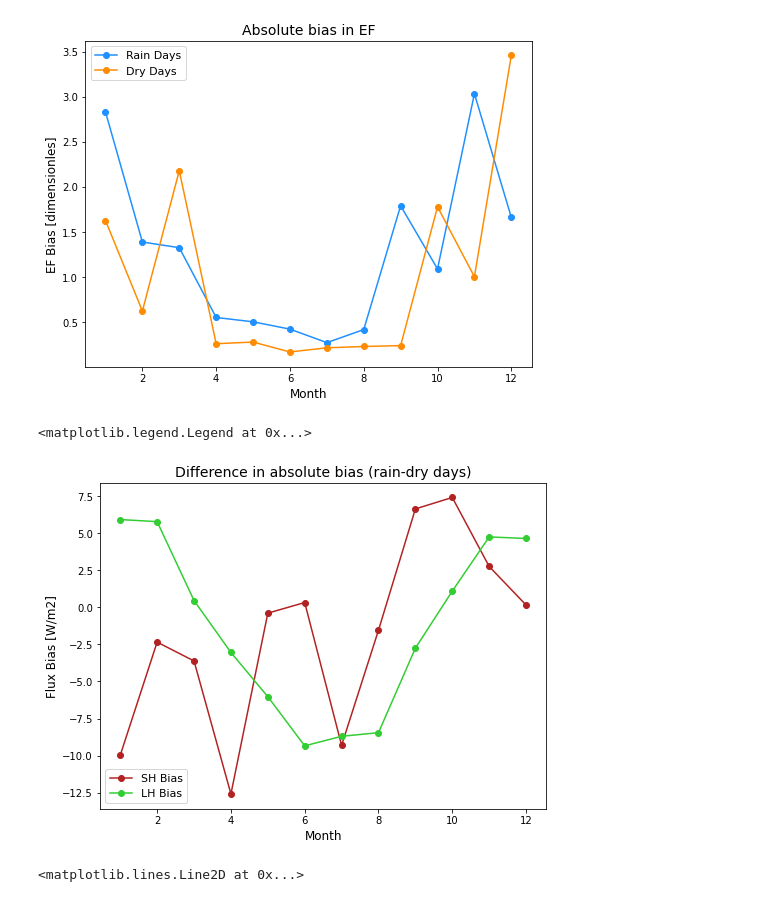
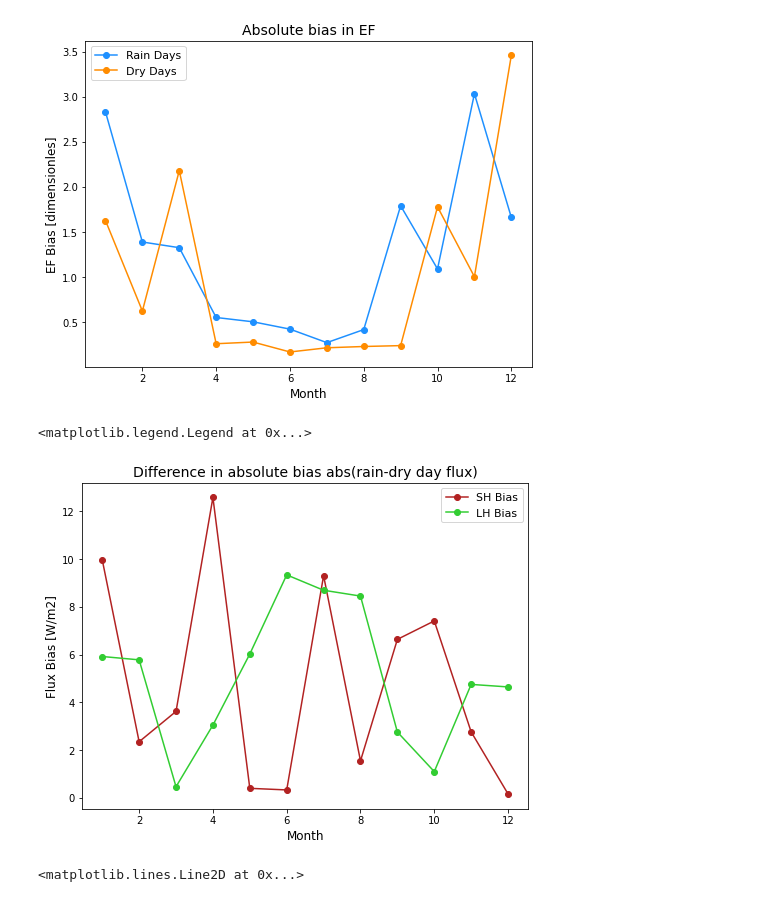
Before and after one commit to megandevlan/CLUBB_statistics, a Jupyter notebook: FLUXNET_timeseriesComparisons.ipynb, the cells around one changed output. Saved outputs shown, nothing was run; the diff lists cells and outputs as text; code cells hidden in the pictures.

```diff
--- a/FLUXNET_timeseriesComparisons.ipynb
+++ b/FLUXNET_timeseriesComparisons.ipynb
@@ -1166,17 +1178,17 @@ ax1.legend(fontsize=11)
 # %%
 fig, ax1 = plt.subplots(1,1, figsize=(8, 6))
 
-ax1.plot(np.arange(1,13), absBiasSH_rainDaysMonthly-absBiasSH_dryDaysMonthly, 'o-', color='firebrick', label='SH Bias')
-ax1.plot(np.arange(1,13), absBiasLH_rainDaysMonthly-absBiasLH_dryDaysMonthly, 'o-', color='limegreen', label='LH Bias')
+ax1.plot(np.arange(1,13), np.abs(absBiasSH_rainDaysMonthly-absBiasSH_dryDaysMonthly), 'o-', color='firebrick', label='SH Bias')
+ax1.plot(np.arange(1,13), np.abs(absBiasLH_rainDaysMonthly-absBiasLH_dryDaysMonthly), 'o-', color='limegreen', label='LH Bias')
 #ax1.plot(np.arange(1,13), absBiasEF_rainDaysMonthly-absBiasEF_dryDaysMonthly, 'o-', color='mediumorchid', label='EF Bias')
 
-ax1.set_title('Difference in absolute bias (rain-dry days)', fontsize=14)
+ax1.set_title('Difference in absolute bias abs(rain-dry day flux)', fontsize=14)
 ax1.set_ylabel('Flux Bias [W/m2]',fontsize=12)
 ax1.set_xlabel('Month',fontsize=12)
 ax1.legend(fontsize=11)
 # %% [output]
 <matplotlib.legend.Legend at 0x...>
-[figure, old version]
+[figure, new version]
 # %%
 fig, ax1 = plt.subplots(1,1, figsize=(8, 6))
 
```
Also changed, not shown: parts of 3 cells of this notebook.
